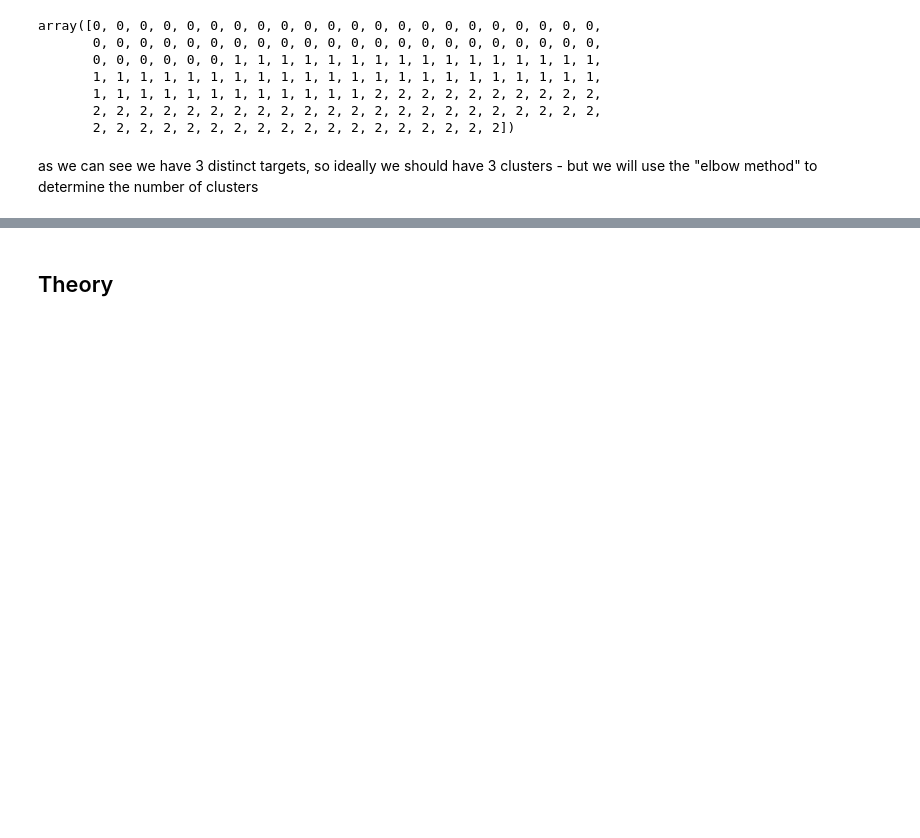
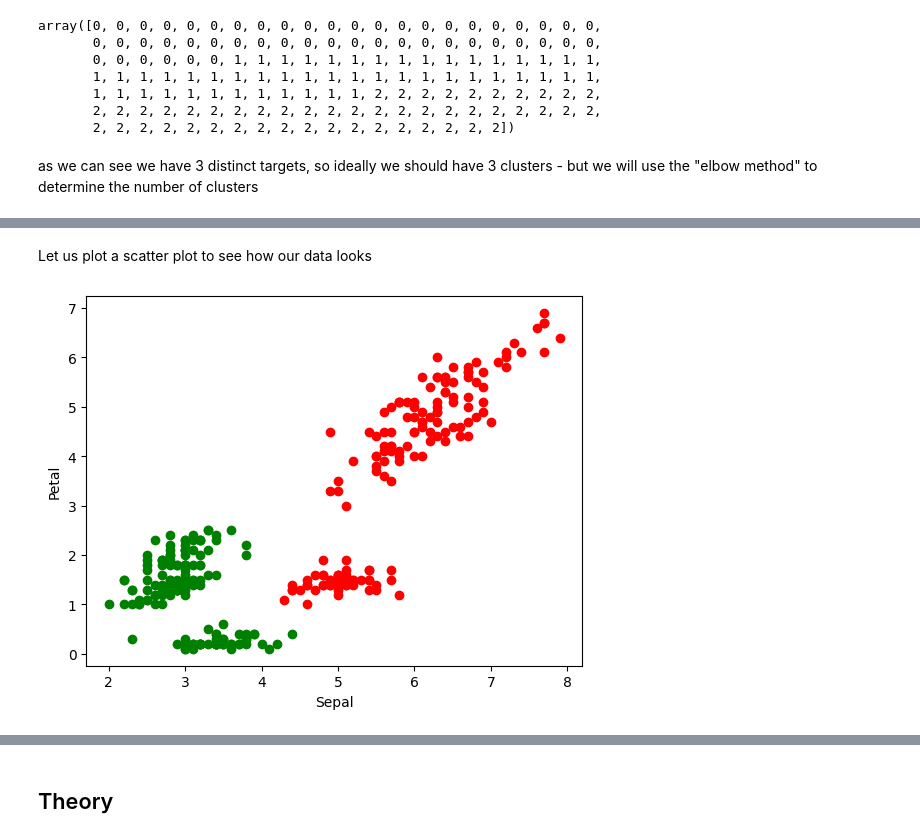
Before and after one commit to Saad-SYEDK/Machine_Learning, a Jupyter notebook: machine_learning.ipynb, the cells around one changed output, grey strips where cells are left out. Saved outputs shown, nothing was run; the diff lists cells and outputs as text; code cells hidden in the pictures; blank space fills up the shorter version.

Commit message:
Data preprocessing and visualization

```diff
--- a/machine_learning.ipynb
+++ b/machine_learning.ipynb
@@ -1203,0 +1230,22 @@ X, y = df.data , df.target
+# %% [markdown]
+Let us plot a scatter plot to see how our data looks
+# %%
+%matplotlib inline
+for i in range(len(X)):
+    plt.scatter(X[i][0], X[i][2], color="red")
+    plt.scatter(X[i][1], X[i][3], color="green")
+
+plt.xlabel("Sepal")
+plt.ylabel("Petal")
+
+    # 2. Define your manual legend entries
+# legend_handles = [
+# mpatches.Patch(color="red", label="length"),
+# mpatches.Patch(color="green", label="width")
+# ]
+
+# # 3. Pass the custom handles directly to the legend
+# plt.legend(handles=legend_handles)
+plt.show()
+# %% [output]
+[figure, added]
```
Also changed, not shown: parts of 9 cells of this notebook.
